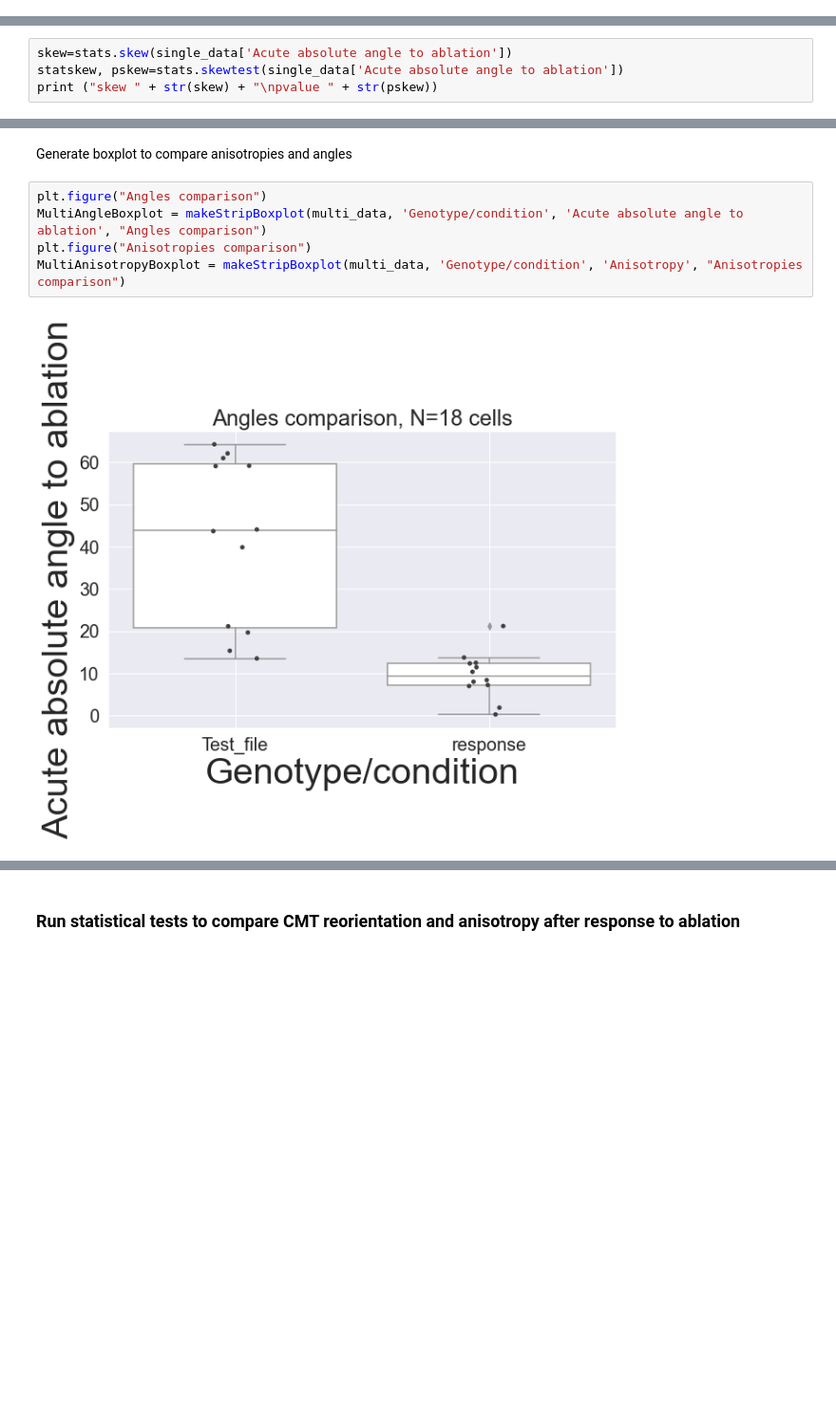
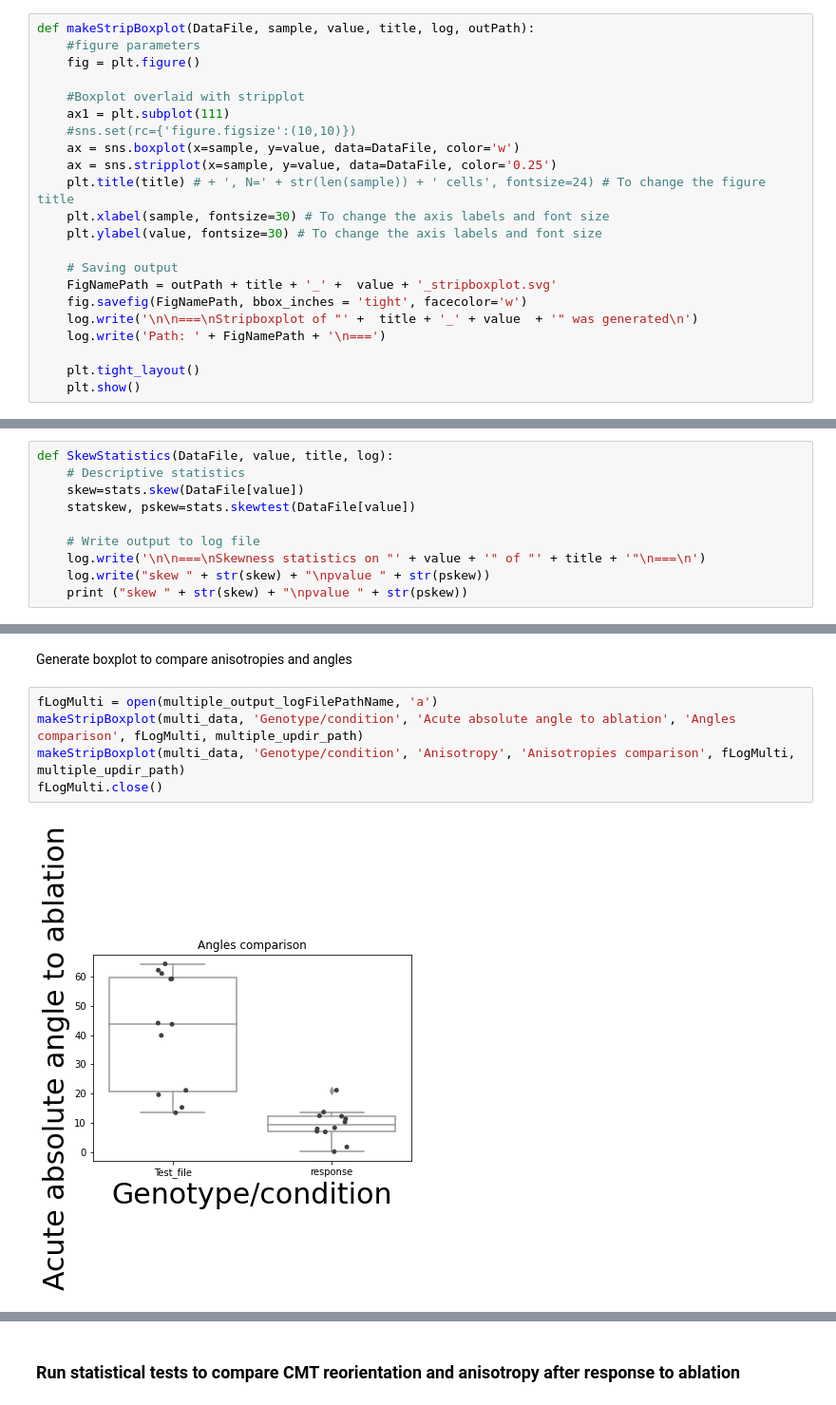
Before and after one commit to VergerLab/MT_Angle2Ablation_Workflow, a Jupyter notebook: Stats_Angle2Ablation.ipynb, the cells around one changed output, grey strips where cells are left out. Shown at 95% size. Saved outputs shown, nothing was run; the diff lists cells and outputs as text; blank space fills up the shorter version.

```diff
--- a/Stats_Angle2Ablation.ipynb
+++ b/Stats_Angle2Ablation.ipynb
@@ -175,0 +220,22 @@ SingleAngleBoxplot = makeStripBoxplot(single_data, 'Sample Number', 'Acute absol
+# %%
+def makeStripBoxplot(DataFile, sample, value, title, log, outPath):
+    #figure parameters
+    fig = plt.figure()
+
+    #Boxplot overlaid with stripplot
+    ax1 = plt.subplot(111)
+    #sns.set(rc={'figure.figsize':(10,10)})
+    ax = sns.boxplot(x=sample, y=value, data=DataFile, color='w')
+    ax = sns.stripplot(x=sample, y=value, data=DataFile, color='0.25')
+    plt.title(title) # + ', N=' + str(len(sample)) + ' cells', fontsize=24) # To change the figure title
+    plt.xlabel(sample, fontsize=30) # To change the axis labels and font size
+    plt.ylabel(value, fontsize=30) # To change the axis labels and font size
+
+    # Saving output
+    FigNamePath = outPath + title + '_' +  value + '_stripboxplot.svg'
+    fig.savefig(FigNamePath, bbox_inches = 'tight', facecolor='w')
+    log.write('\n\n===\nStripboxplot of "' +  title + '_' + value  + '" was generated\n')
+    log.write('Path: ' + FigNamePath + '\n===')
+
+    plt.tight_layout()
+    plt.show()
@@ -180,7 +254,3 @@ SingleAnisotropyBoxplot = makeStripBoxplot(single_data, 'Sample Number', 'Anisot
 # %% [markdown]
 ### **1.6. Skweness**
 "Skew: For normally distributed data, the skewness should be about zero. For unimodal continuous distributions, a skewness value greater than zero means that there is more weight in the right tail of the distribution. The function skewtest can be used to determine if the skewness value is close enough to zero, statistically speaking. If the p-value is lower than 0.05, it can be considered that the distribution is significantly skewed." From https://docs.scipy.org/doc/scipy/reference/generated/scipy.stats.skew.html
-# %%
-skew=stats.skew(single_data['Acute absolute angle to ablation'])
-statskew, pskew=stats.skewtest(single_data['Acute absolute angle to ablation'])
-print ("skew " + str(skew) + "\npvalue " + str(pskew))
@@ -200,0 +257,10 @@ single_output_path = '/home/stephane/Desktop/Segmentation4FTBatch-master/respons
+# %%
+def SkewStatistics(DataFile, value, title, log):
+    # Descriptive statistics
+    skew=stats.skew(DataFile[value])
+    statskew, pskew=stats.skewtest(DataFile[value])
+
+    # Write output to log file
+    log.write('\n\n===\nSkewness statistics on "' + value + '" of "' + title + '"\n===\n')
+    log.write("skew " + str(skew) + "\npvalue " + str(pskew))
+    print ("skew " + str(skew) + "\npvalue " + str(pskew))
@@ -289,9 +390,9 @@ multi_data
 # %% [markdown]
 Generate boxplot to compare anisotropies and angles
 # %%
-plt.figure("Angles comparison")
-MultiAngleBoxplot = makeStripBoxplot(multi_data, 'Genotype/condition', 'Acute absolute angle to ablation', "Angles comparison")
-plt.figure("Anisotropies comparison")
-MultiAnisotropyBoxplot = makeStripBoxplot(multi_data, 'Genotype/condition', 'Anisotropy', "Anisotropies comparison")
+fLogMulti = open(multiple_output_logFilePathName, 'a')
+makeStripBoxplot(multi_data, 'Genotype/condition', 'Acute absolute angle to ablation', 'Angles comparison', fLogMulti, multiple_updir_path)
+makeStripBoxplot(multi_data, 'Genotype/condition', 'Anisotropy', 'Anisotropies comparison', fLogMulti, multiple_updir_path)
+fLogMulti.close()
 # %% [output]
-[figure, old version]
+[figure, new version]
```
Also changed, not shown: parts of 39 cells of this notebook.
